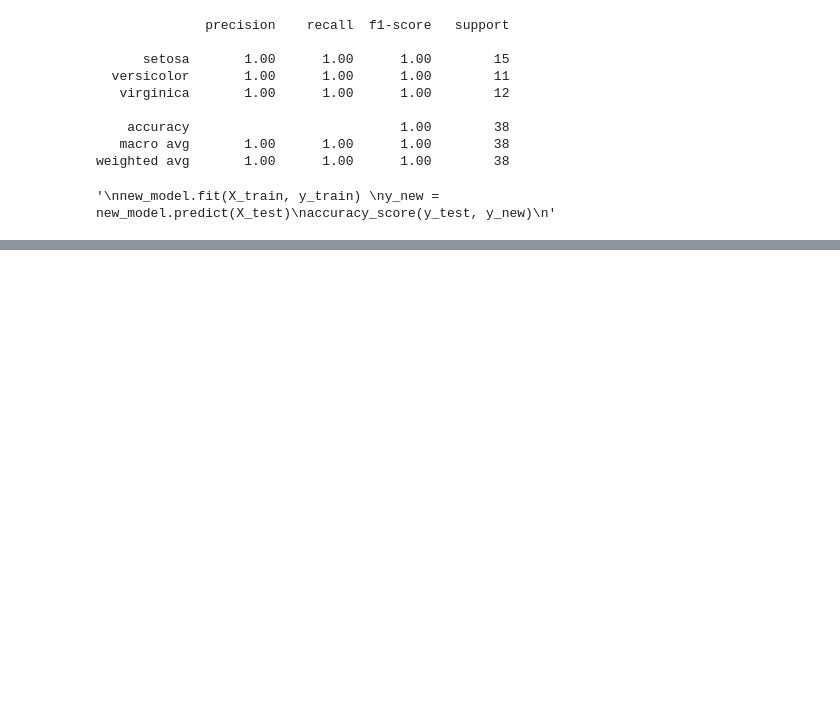
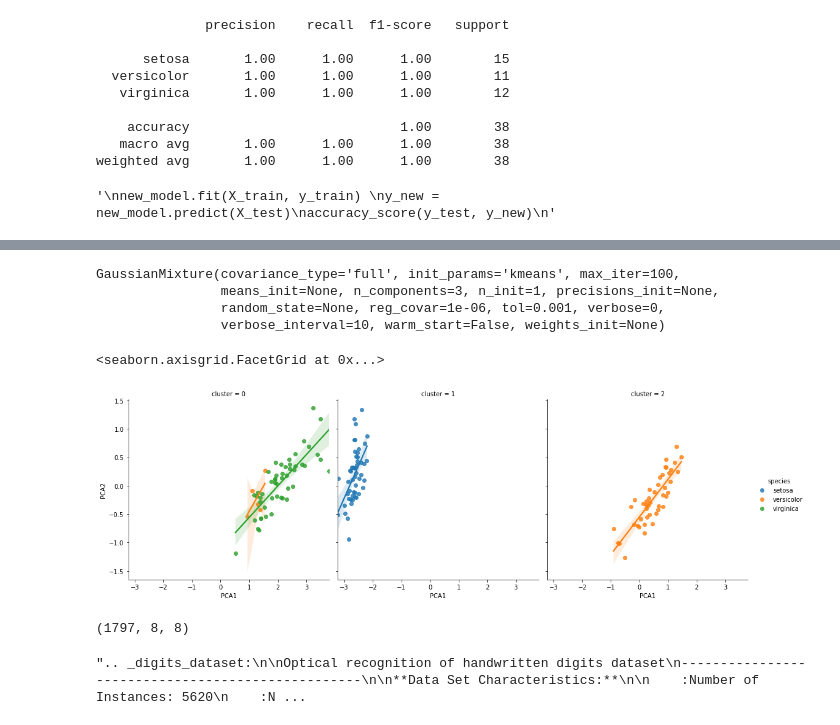
Before and after one commit to amit1476/myUbuntuRep, a Jupyter notebook: Ultra_ch5_ml.ipynb, the cells around one changed output, grey strips where cells are left out. Saved outputs shown, nothing was run; the diff lists cells and outputs as text; code cells hidden in the pictures; blank space fills up the shorter version.

```diff
--- a/Ultra_ch5_ml.ipynb
+++ b/Ultra_ch5_ml.ipynb
@@ -141,0 +206,16 @@ accuracy_score(y_test, y_new)
+# %%
+model_gmm.fit(X_iris)
+# %% [output]
+GaussianMixture(covariance_type='full', init_params='kmeans', max_iter=100,
+                means_init=None, n_components=3, n_init=1, precisions_init=None,
+                random_state=None, reg_covar=1e-06, tol=0.001, verbose=0,
+                verbose_interval=10, warm_start=False, weights_init=None)
+# %%
+y_gmm = model_gmm.predict(X_iris) #interesting this model has a predict method despite being a unsupervised algo
+# %%
+iris['cluster'] = y_gmm
+sns.lmplot("PCA1", "PCA2", data=iris, hue='species',
+           col='cluster') #, fit_reg=False);
+# %% [output]
+<seaborn.axisgrid.FacetGrid at 0x...>
+[figure, added]
@@ -141,0 +226,9 @@ accuracy_score(y_test, y_new)
+# %%
+digits = load_digits()
+digits.images.shape
+# %% [output]
+(1797, 8, 8)
+# %%
+digits.DESCR
+# %% [output]
+".. _digits_dataset:\n\nOptical recognition of handwritten digits dataset\n--------------------------------------------------\n\n**Data Set Characteristics:**\n\n    :Number of Instances: 5620\n    :N ...
```
Also changed, not shown: parts of 30 cells of this notebook.
